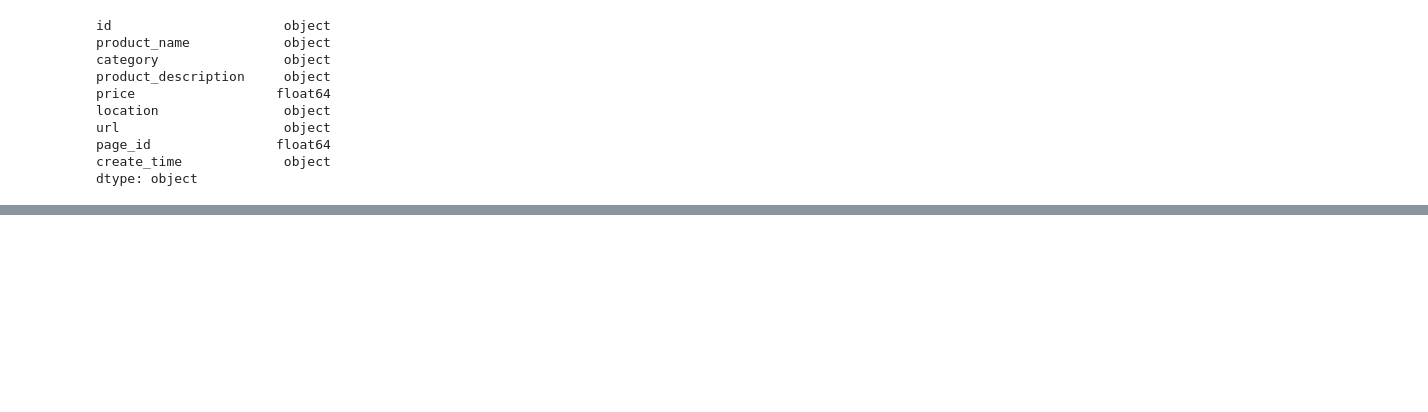
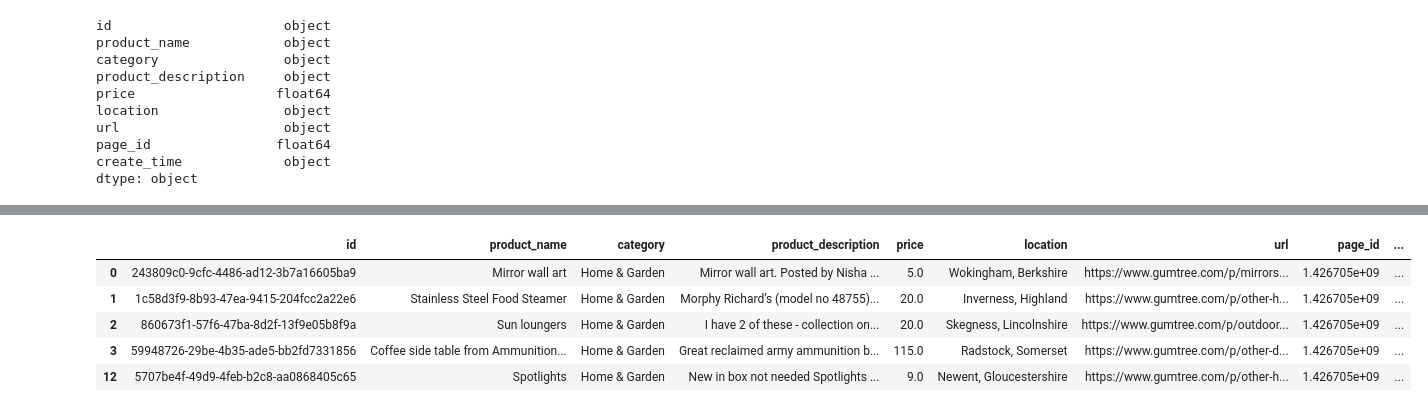
Before and after one commit to SaintpatrickII/facebook_ml, a Jupyter notebook: product_cleaned.ipynb, the cells around one changed output, grey strips where cells are left out. Saved outputs shown, nothing was run; the diff lists cells and outputs as text; code cells hidden in the pictures; blank space fills up the shorter version.

Commit message:
product name split, category also split

```diff
--- a/product_cleaned.ipynb
+++ b/product_cleaned.ipynb
@@ -116,3 +117,16 @@ df.head()
 | 2 | 860673f1-57f6-47ba-8d2f-13f9e05b8f9a | Sun loungers | Home & Garden / Garden & Patio / ... | I have 2 of these - collection on... | 20.0 | Skegness, Lincolnshire | https://www.gumtree.com/p/outdoor... | 1.426705e+09 | ... |
 | 3 | 59948726-29be-4b35-ade5-bb2fd7331856 | Coffee side table from Ammunition... | Home & Garden / Dining, Living Ro... | Great reclaimed army ammunition b... | 115.0 | Radstock, Somerset | https://www.gumtree.com/p/other-d... | 1.426705e+09 | ... |
 | 12 | 5707be4f-49d9-4feb-b2c8-aa0868405c65 | Spotlights | Home & Garden / Other Household G... | New in box not needed Spotlights ... | 9.0 | Newent, Gloucestershire | https://www.gumtree.com/p/other-h... | 1.426705e+09 | ... |
+# %%
+df['category'] = df['category'].astype('str')
+# df['category']=df['category'].str.replace(' / ','')
+df['subcategory'] = df['category'].str.split('/').str[1]
+df['category'] = df['category'].str.split('/').str[0]
+df.head()
+# %% [output]
+|  | id | product_name | category | product_description | price | location | url | page_id | ... |
+| 0 | 243809c0-9cfc-4486-ad12-3b7a16605ba9 | Mirror wall art | Home & Garden | Mirror wall art. Posted by Nisha ... | 5.0 | Wokingham, Berkshire | https://www.gumtree.com/p/mirrors... | 1.426705e+09 | ... |
+| 1 | 1c58d3f9-8b93-47ea-9415-204fcc2a22e6 | Stainless Steel Food Steamer | Home & Garden | Morphy Richard’s (model no 48755)... | 20.0 | Inverness, Highland | https://www.gumtree.com/p/other-h... | 1.426705e+09 | ... |
+| 2 | 860673f1-57f6-47ba-8d2f-13f9e05b8f9a | Sun loungers | Home & Garden | I have 2 of these - collection on... | 20.0 | Skegness, Lincolnshire | https://www.gumtree.com/p/outdoor... | 1.426705e+09 | ... |
+| 3 | 59948726-29be-4b35-ade5-bb2fd7331856 | Coffee side table from Ammunition... | Home & Garden | Great reclaimed army ammunition b... | 115.0 | Radstock, Somerset | https://www.gumtree.com/p/other-d... | 1.426705e+09 | ... |
+| 12 | 5707be4f-49d9-4feb-b2c8-aa0868405c65 | Spotlights | Home & Garden | New in box not needed Spotlights ... | 9.0 | Newent, Gloucestershire | https://www.gumtree.com/p/other-h... | 1.426705e+09 | ... |
```
Also changed, not shown: parts of 2 cells of this notebook.
